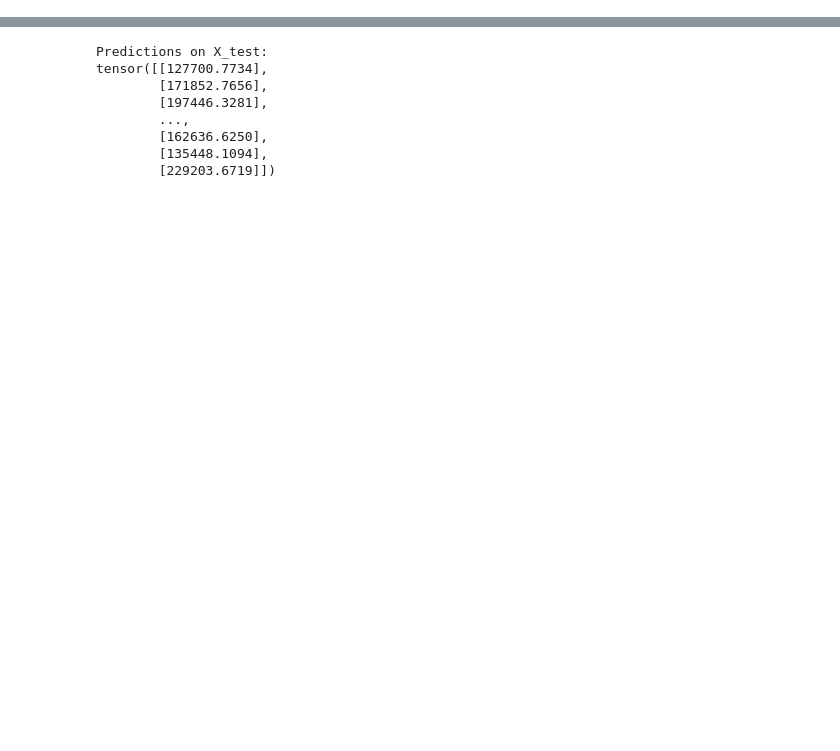
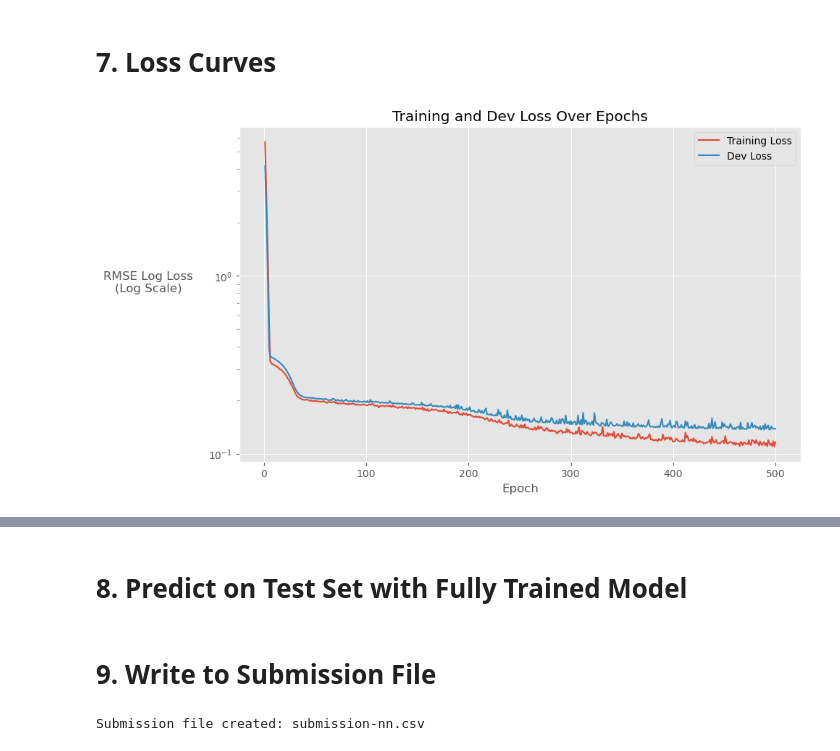
Before and after one commit to pabloandrewguevara/house-prices-regression, a Jupyter notebook: neural-network.ipynb, the cells around one changed output, grey strips where cells are left out. Cells and saved outputs as stored; diff of their text form; code cells hidden in the pictures; blank space fills up the shorter version.

Commit message:
added loss curves

```diff
--- a/neural-network.ipynb
+++ b/neural-network.ipynb
@@ -136,0 +44,30 @@ print(losses[-1])
+# %%
+# Set the seed for reproducibility
+seed = 42
+np.random.seed(seed)
+torch.manual_seed(seed)
+random.seed(seed)
+if torch.cuda.is_available():
+    torch.cuda.manual_seed(seed)
+    torch.cuda.manual_seed_all(seed)
+    torch.backends.cudnn.deterministic = True
+    torch.backends.cudnn.benchmark = False
+
+# Convert the pandas DataFrames to float32 numeric arrays and then to PyTorch tensors.
+# Training tensors
+X_train_tensor = torch.tensor(X_train.astype(np.float32).to_numpy(), dtype=torch.float32)
+y_train_tensor = torch.tensor(y_train.astype(np.float32).to_numpy(), dtype=torch.float32).unsqueeze(1)
+
+# Development tensors
+X_dev_tensor = torch.tensor(X_dev.astype(np.float32).to_numpy(), dtype=torch.float32)
+y_dev_tensor = torch.tensor(y_dev.astype(np.float32).to_numpy(), dtype=torch.float32).unsqueeze(1)
+
+# Test tensors
+X_test_tensor  = torch.tensor(X_test.astype(np.float32).to_numpy(), dtype=torch.float32)
+
+# Create DataLoaders for mini-batch training and evaluation.
+batch_size = 32
+train_dataset = TensorDataset(X_train_tensor, y_train_tensor)
+dev_dataset = TensorDataset(X_dev_tensor, y_dev_tensor)
+train_loader = DataLoader(train_dataset, batch_size=batch_size, shuffle=True)
+dev_loader = DataLoader(dev_dataset, batch_size=batch_size, shuffle=False)
@@ -136,0 +176,18 @@ print(losses[-1])
+# %% [markdown]
+# 7. Loss Curves
+# %%
+# Plot both training and dev losses on the same chart.
+plt.figure(figsize=(10, 6))
+plt.plot(epochs, train_losses, label='Training Loss')
+plt.plot(epochs, dev_losses, label='Dev Loss')
+plt.xlabel('Epoch')
+plt.ylabel('RMSE Log Loss\n(Log Scale)', rotation=0, labelpad=60)
+plt.title('Training and Dev Loss Over Epochs')
+plt.legend()
+plt.yscale('log')
+plt.show()
+
+print(f"Final Training Loss: {train_losses[-1]:.4f}")
+print(f"Final Dev Loss: {dev_losses[-1]:.4f}")
+# %% [output]
+[figure, added]
@@ -137,24 +196,22 @@ print(losses[-1])
+# %% [markdown]
+# 8. Predict on Test Set with Fully Trained Model
 # %%
-# Set the model to evaluation mode
+# Set the model to evaluation mode for predictions.
 model.eval()
-
-# Predict on the test set without tracking gradients
 with torch.no_grad():
     predictions = model(X_test_tensor)
-    print("Predictions on X_test:")
-    print(predictions)
+    #print("Predictions on X_test:")
+    #print(predictions)
 
+# Create a submission DataFrame and save predictions.
 nn_submission = pd.DataFrame()
 nn_submission['Id'] = X_test['Id']
-nn_submission['SalePrice'] = predictions
-
-nn_submission.to_csv('submission-nn.csv',index=False)
+nn_submission['SalePrice'] = predictions.squeeze()  # Remove extra dimension if any
-# %% [output]
-Predictions on X_test:
-tensor([[127700.7734],
-        [171852.7656],
-        [197446.3281],
-        ...,
-        [162636.6250],
-        [135448.1094],
-        [229203.6719]])
+# %% [markdown]
+# 9. Write to Submission File
+# %%
+file_name = 'submission-nn.csv'
+nn_submission.to_csv(file_name, index=False)
+print(f"Submission file created: {file_name}")
+# %% [output]
+Submission file created: submission-nn.csv
```
Also changed, not shown: parts of 15 cells of this notebook.
